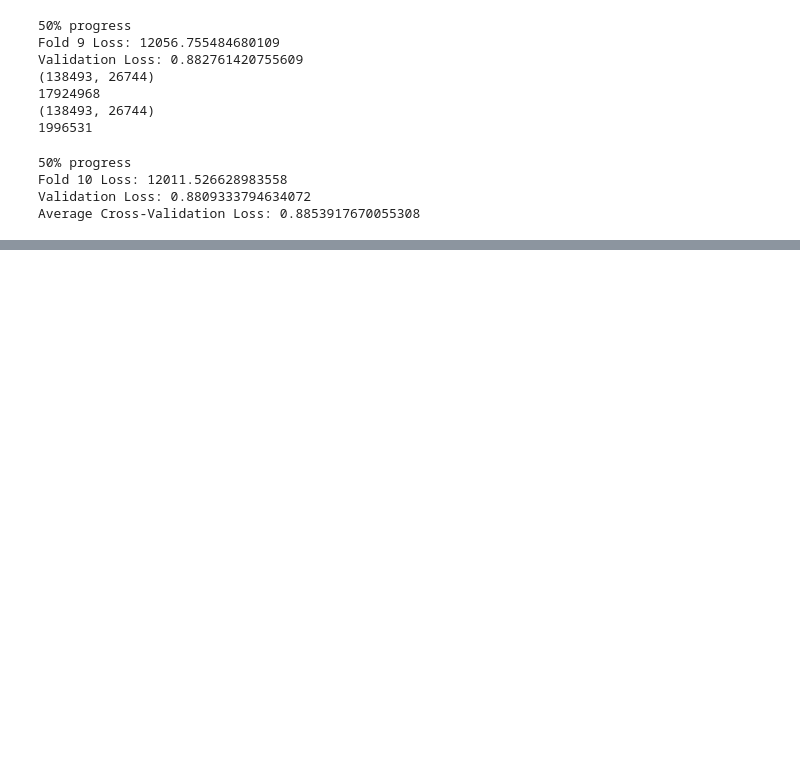
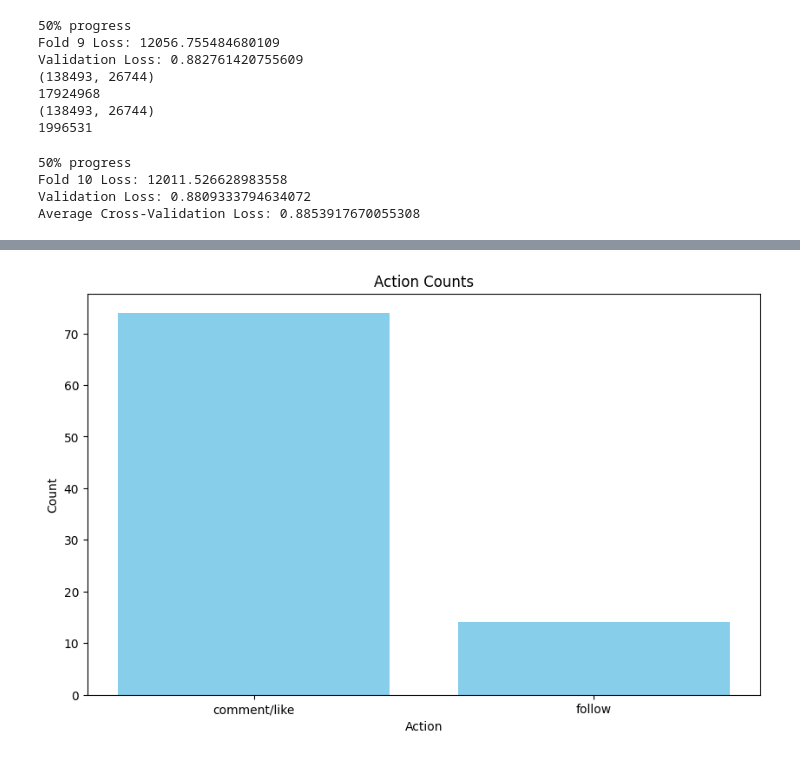
Before and after one commit to stormaref/BigData-FinalProject, a Jupyter notebook: main.ipynb, the cells around one changed output, grey strips where cells are left out. Saved outputs shown, nothing was run; the diff lists cells and outputs as text; code cells hidden in the pictures; blank space fills up the shorter version.

```diff
--- a/main.ipynb
+++ b/main.ipynb
@@ -317,0 +482,10 @@ Average Cross-Validation Loss: 0.8853917670055308
+# %%
+action_counts = non_zero_df['action'].value_counts()
+plt.figure(figsize=(10, 6))
+plt.bar(action_counts.index, action_counts.values, color='skyblue')
+plt.xlabel('Action')
+plt.ylabel('Count')
+plt.title('Action Counts')
+plt.show()
+# %% [output]
+[figure, added]
```
Also changed, not shown: parts of 9 cells of this notebook, 1 other file.
